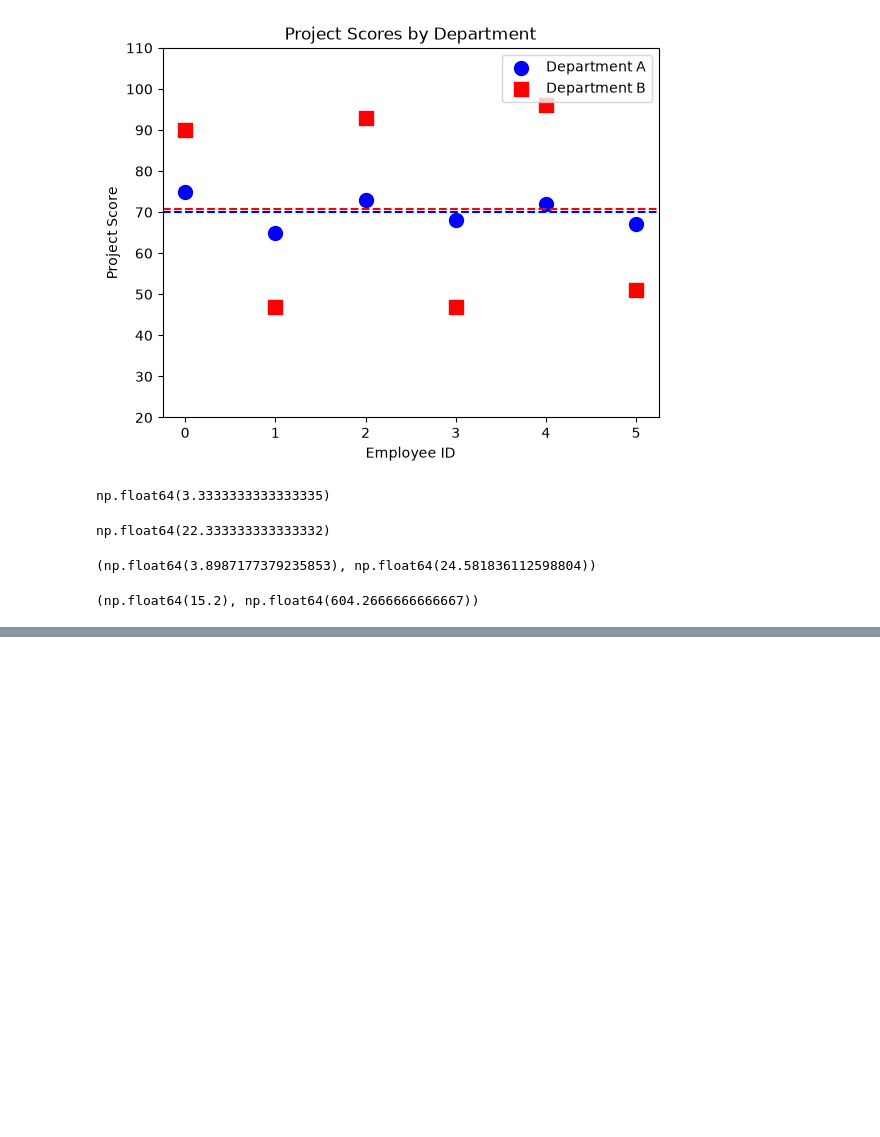
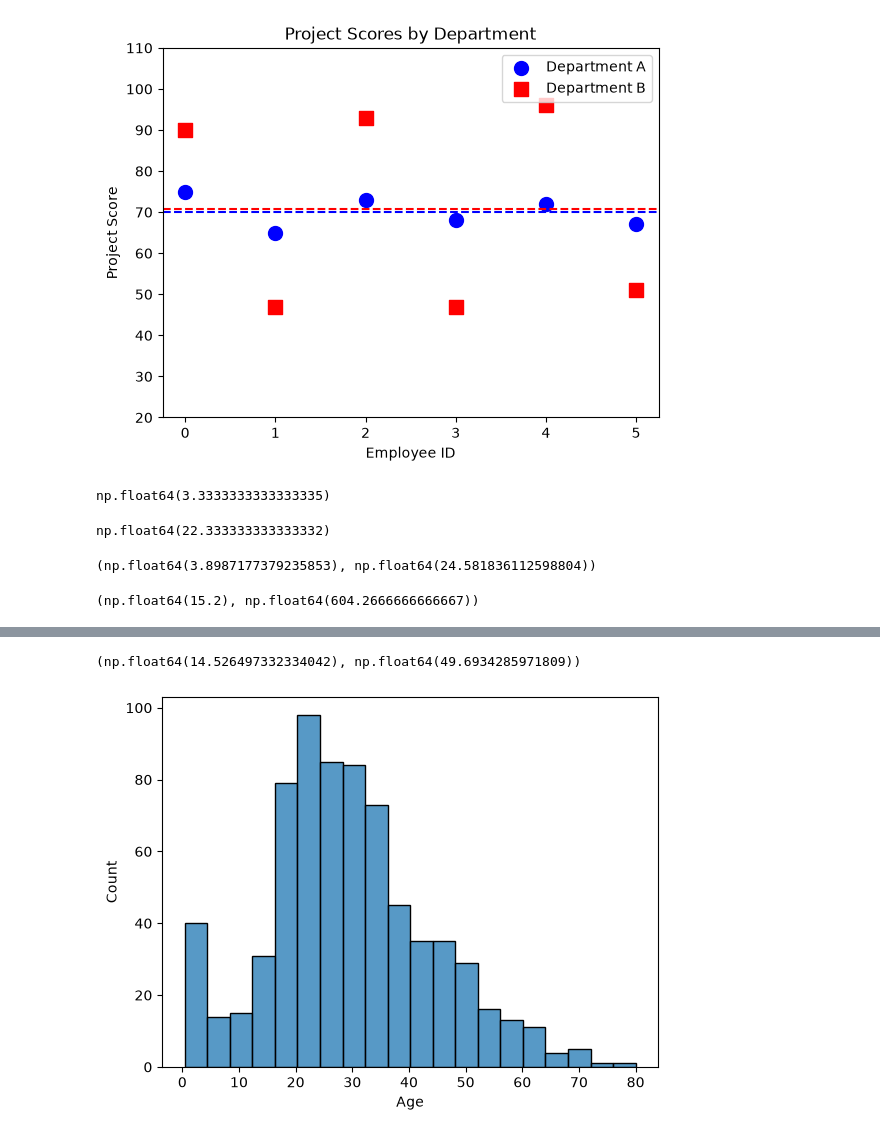
Before and after one commit to sanvi24ad044-lab/statistics-for-data-science, a Jupyter notebook: phase2_variability.ipynb, the cells around one changed output, grey strips where cells are left out. Drawn from its saved outputs; the diff is of its cells as text; code cells hidden in the pictures; blank space fills up the shorter version.

```diff
--- a/phase2_variability.ipynb
+++ b/phase2_variability.ipynb
@@ -105,3 +105,8 @@ deptA_df["Project"].std(), deptB_df["Project"].std()
 deptA_df["Project"].var(), deptB_df["Project"].var()
 # %% [output]
 (np.float64(15.2), np.float64(604.2666666666667))
+# %%
+import pandas as pd
+
+titanic_df = pd.read_csv('titanic.csv')
+titanic_df.head()
@@ -107,0 +120,12 @@ deptA_df["Project"].var(), deptB_df["Project"].var()
+# %%
+titanic_df['Age'].std(), titanic_df['Fare'].std()
+# %% [output]
+(np.float64(14.526497332334042), np.float64(49.6934285971809))
+# %%
+import seaborn as sns
+
+sns.histplot(x='Age', data=titanic_df)
+import matplotlib.pyplot as plt
+plt.show()
+# %% [output]
+[figure, added]
```
Also changed, not shown: parts of 3 cells of this notebook.
